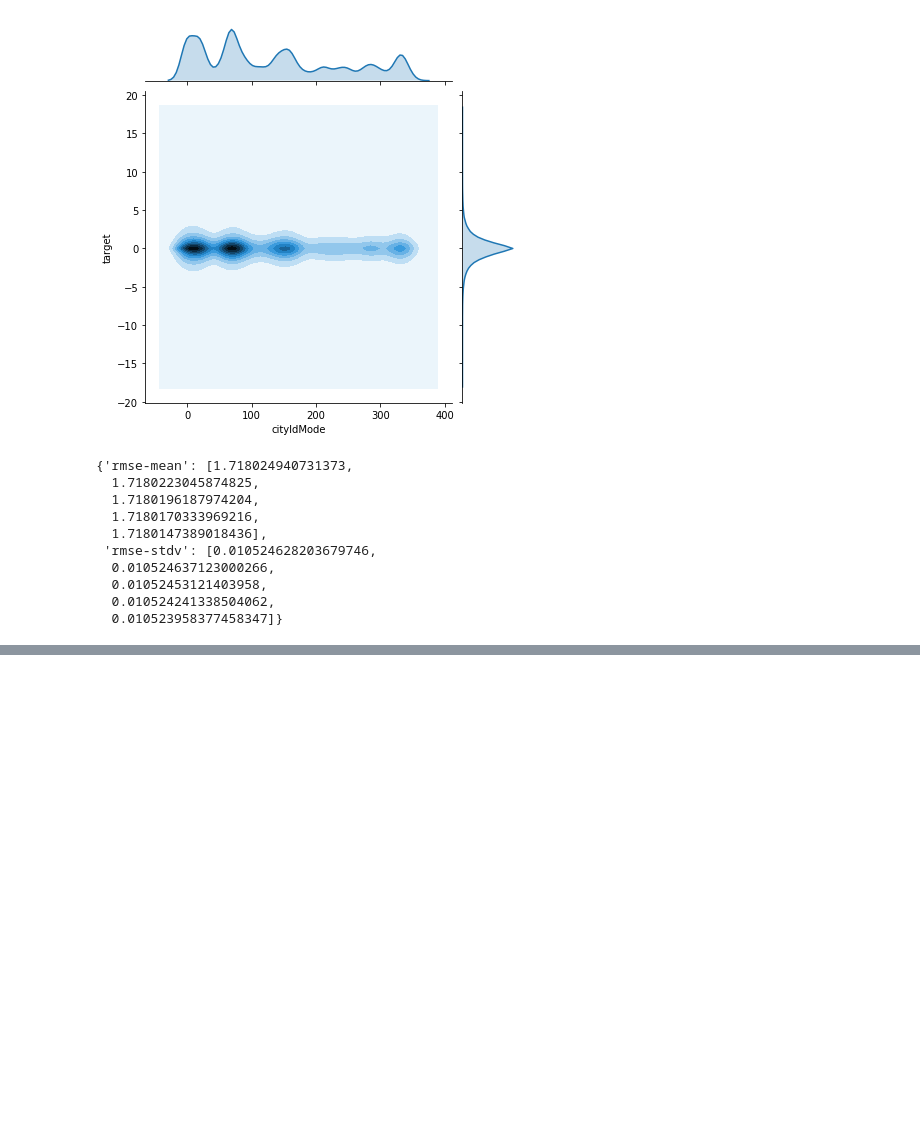
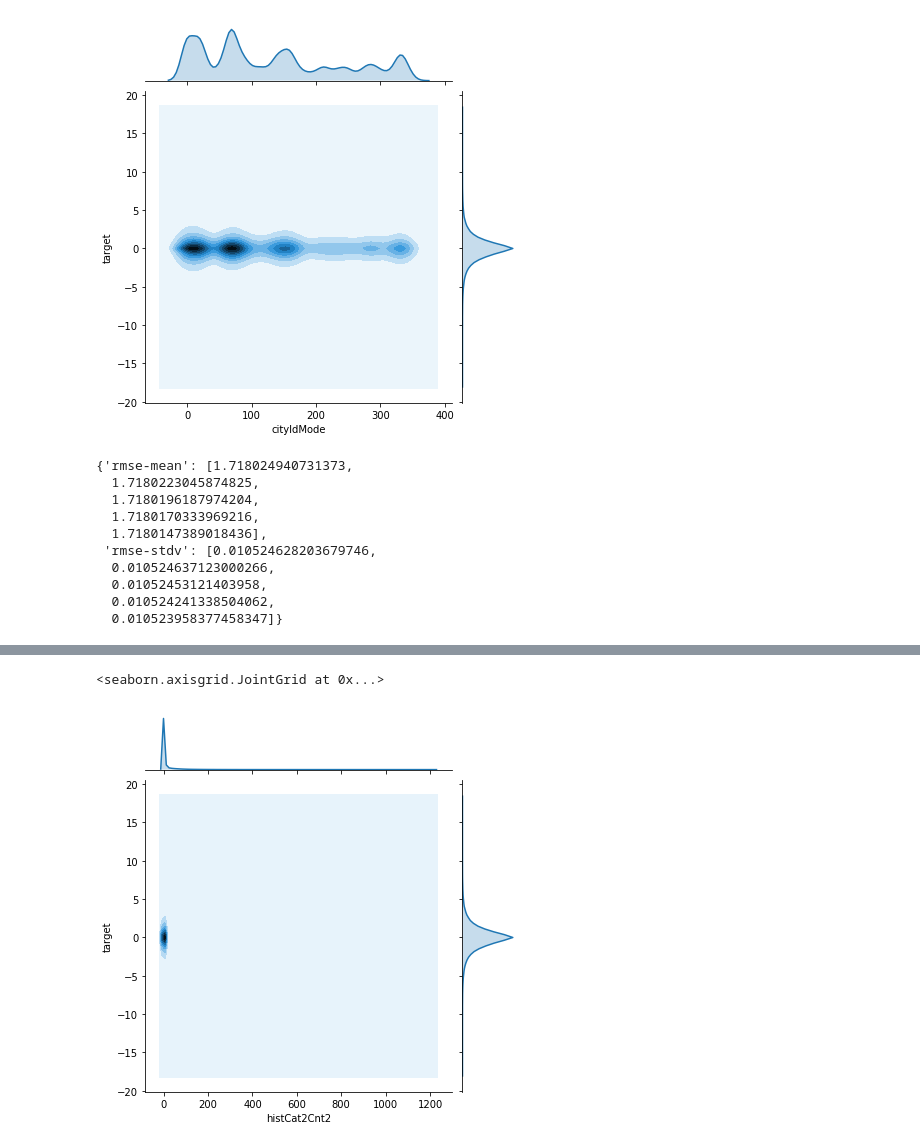
Before and after one commit to LeoHNLee/EloMerchantCategoryRecommendation, a Jupyter notebook: 2-eda-viz/2-historical-transaction.ipynb, the cells around one changed output, grey strips where cells are left out. Saved outputs shown, nothing was run; the diff lists cells and outputs as text; code cells hidden in the pictures; blank space fills up the shorter version.

```diff
--- a/2-eda-viz/2-historical-transaction.ipynb
+++ b/2-eda-viz/2-historical-transaction.ipynb
@@ -195,0 +277,5 @@ edaViz.briefLgb(['cityIdMode'])
+# %%
+sns.jointplot(trainLabels['histCat2Cnt2'], trainLabels['target'], kind='kde')
+# %% [output]
+<seaborn.axisgrid.JointGrid at 0x...>
+[figure, added]
```
Also changed, not shown: parts of 31 cells of this notebook, 1 other file.
